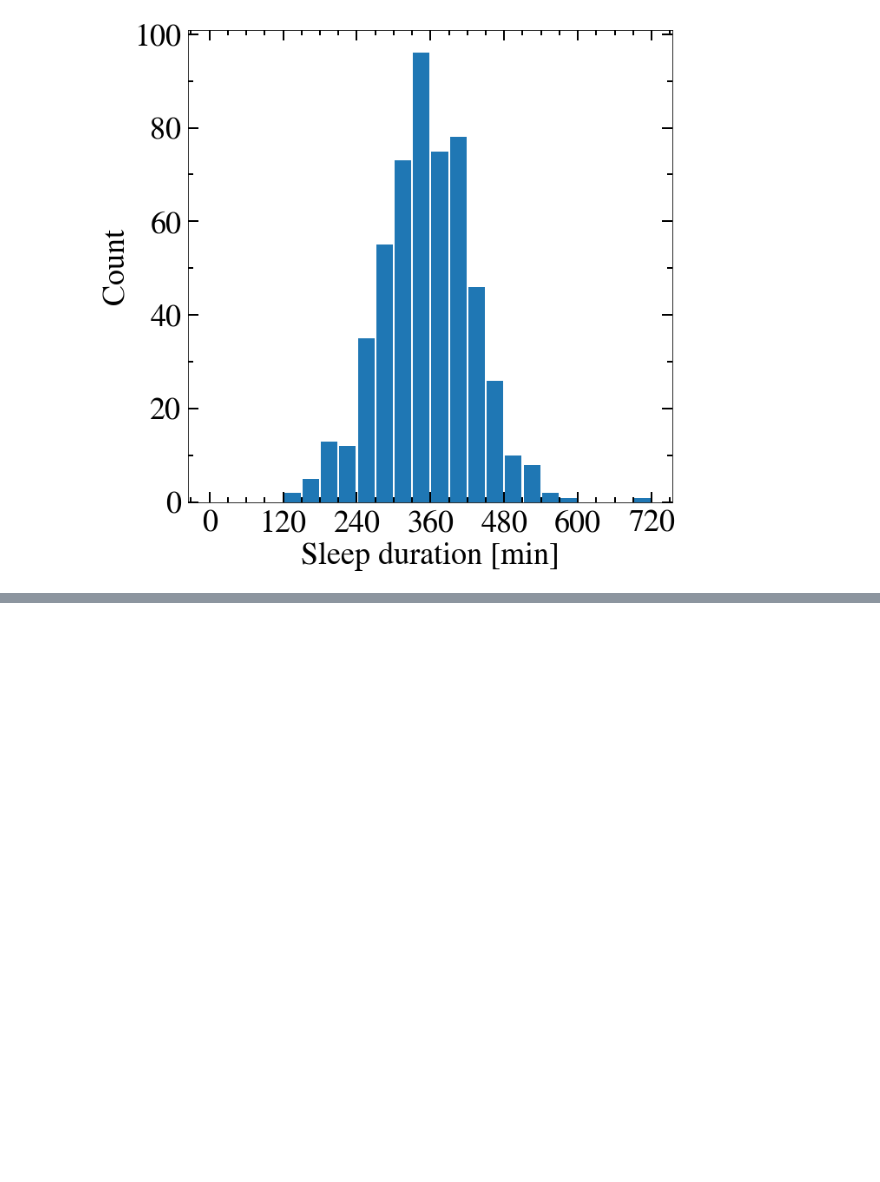
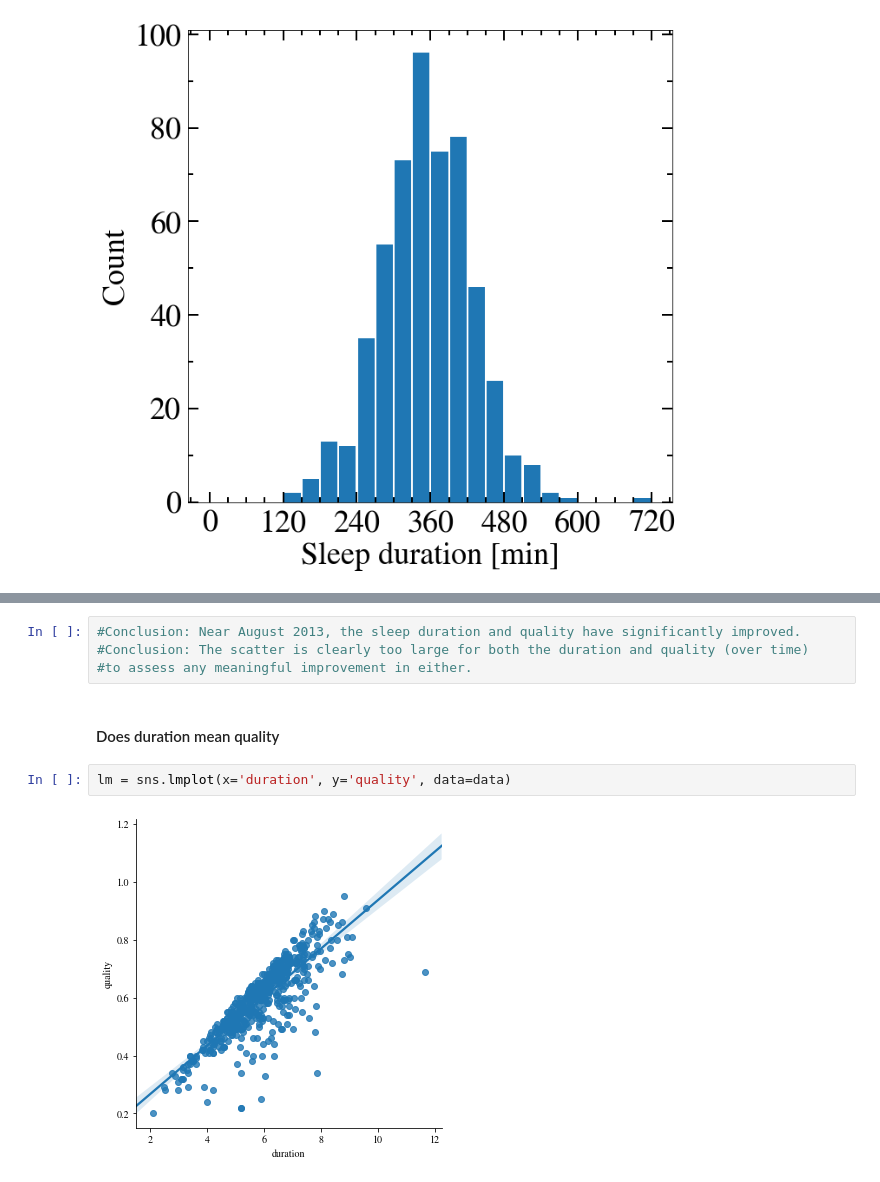
Before and after one commit to Heringer-Epson/Lantern, a Jupyter notebook: course_python/assignment_4/Session_4_assignment_Epson.ipynb, the cells around one changed output, grey strips where cells are left out. Cells and saved outputs as stored; diff of their text form; blank space fills up the shorter version.

```diff
--- a/course_python/assignment_4/Session_4_assignment_Epson.ipynb
+++ b/course_python/assignment_4/Session_4_assignment_Epson.ipynb
@@ -599,0 +683,10 @@ ax.hist(data['duration'].values*60., bins=np.arange(0,720.1,30), rwidth=0.9)
+# %%
+#Conclusion: Near August 2013, the sleep duration and quality have significantly improved.
+#Conclusion: The scatter is clearly too large for both the duration and quality (over time)
+#to assess any meaningful improvement in either.
+# %% [markdown]
+#### Does duration mean quality
+# %%
+lm = sns.lmplot(x='duration', y='quality', data=data)
+# %% [output]
+[figure, added]
```
Also changed, not shown: parts of 31 cells of this notebook.
